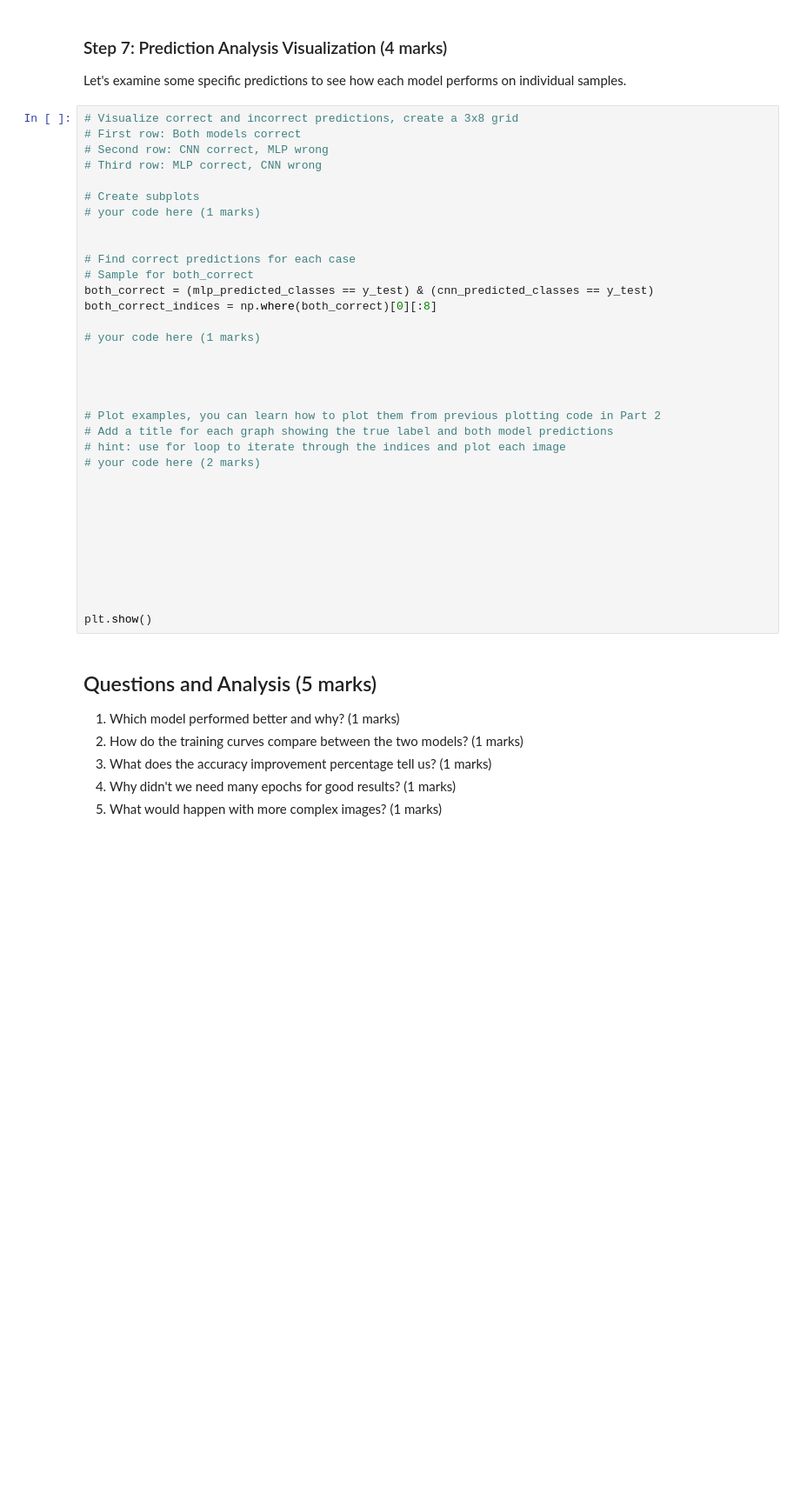
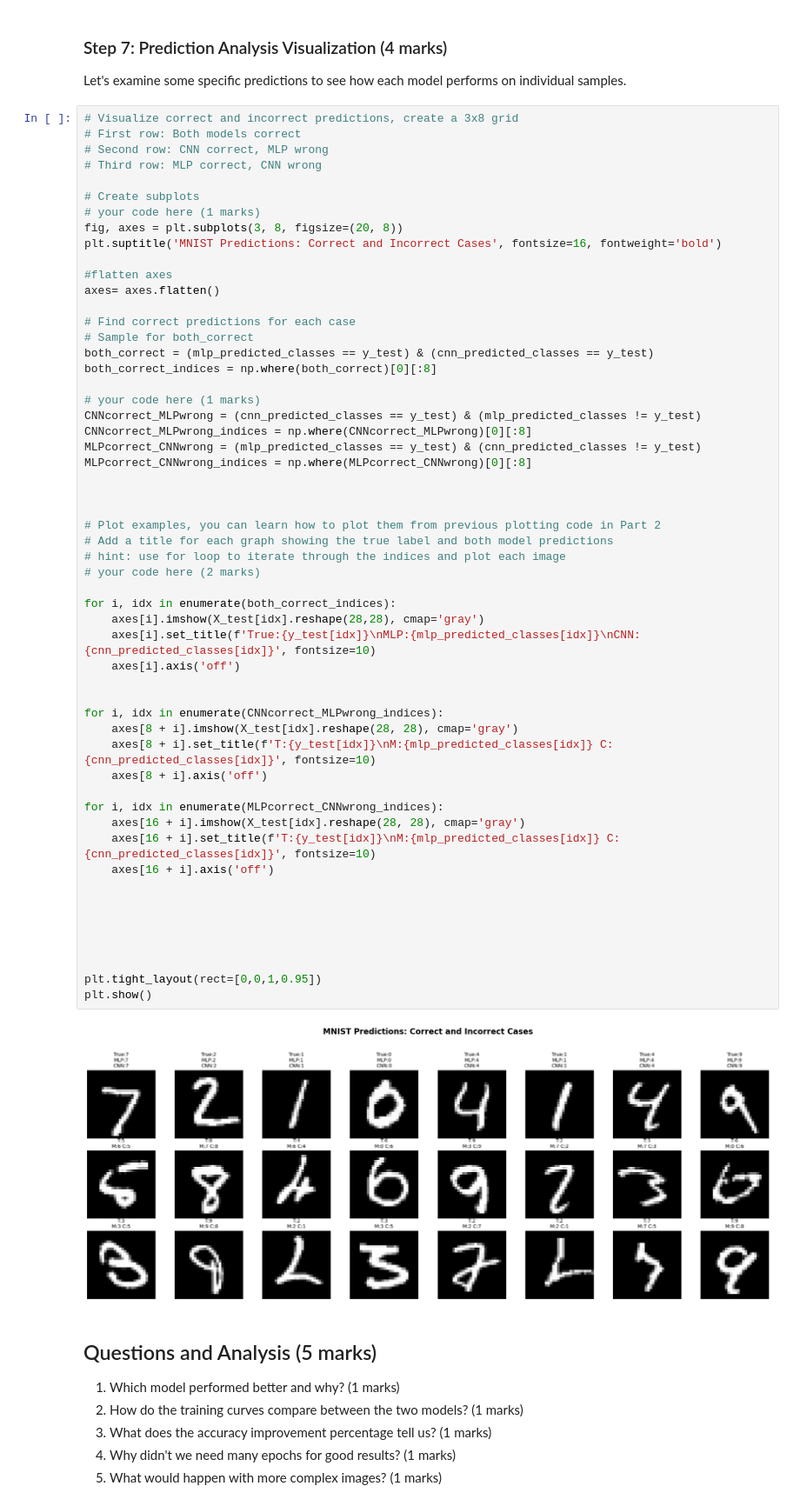
Before and after one commit to caydincleland/ENGG680_2025_Fall_group8Fork, a Jupyter notebook: assignment2/Assignment2_Upload.ipynb, the cells around one changed output. Shown at 87% size. Cells and saved outputs as stored; diff of their text form; blank space fills up the shorter version.

```diff
--- a/assignment2/Assignment2_Upload.ipynb
+++ b/assignment2/Assignment2_Upload.ipynb
@@ -1520,36 +1597,59 @@ Let's examine some specific predictions to see how each model performs on indivi
 # Visualize correct and incorrect predictions, create a 3x8 grid
 # First row: Both models correct
 # Second row: CNN correct, MLP wrong
 # Third row: MLP correct, CNN wrong
 
 # Create subplots
 # your code here (1 marks)
+fig, axes = plt.subplots(3, 8, figsize=(20, 8))
+plt.suptitle('MNIST Predictions: Correct and Incorrect Cases', fontsize=16, fontweight='bold')
 
+#flatten axes
+axes= axes.flatten()
 
 # Find correct predictions for each case
 # Sample for both_correct
 both_correct = (mlp_predicted_classes == y_test) & (cnn_predicted_classes == y_test)
 both_correct_indices = np.where(both_correct)[0][:8]
 
 # your code here (1 marks)
-
+CNNcorrect_MLPwrong = (cnn_predicted_classes == y_test) & (mlp_predicted_classes != y_test)
+CNNcorrect_MLPwrong_indices = np.where(CNNcorrect_MLPwrong)[0][:8]
+MLPcorrect_CNNwrong = (mlp_predicted_classes == y_test) & (cnn_predicted_classes != y_test)
+MLPcorrect_CNNwrong_indices = np.where(MLPcorrect_CNNwrong)[0][:8]
 
 
 
 # Plot examples, you can learn how to plot them from previous plotting code in Part 2
 # Add a title for each graph showing the true label and both model predictions
 # hint: use for loop to iterate through the indices and plot each image
 # your code here (2 marks)
 
+for i, idx in enumerate(both_correct_indices):
+    axes[i].imshow(X_test[idx].reshape(28,28), cmap='gray')
+    axes[i].set_title(f'True:{y_test[idx]}\nMLP:{mlp_predicted_classes[idx]}\nCNN:{cnn_predicted_classes[idx]}', fontsize=10)
+    axes[i].axis('off')
+
+
+for i, idx in enumerate(CNNcorrect_MLPwrong_indices):
+    axes[8 + i].imshow(X_test[idx].reshape(28, 28), cmap='gray')
+    axes[8 + i].set_title(f'T:{y_test[idx]}\nM:{mlp_predicted_classes[idx]} C:{cnn_predicted_classes[idx]}', fontsize=10)
+    axes[8 + i].axis('off')
+
+for i, idx in enumerate(MLPcorrect_CNNwrong_indices):
+    axes[16 + i].imshow(X_test[idx].reshape(28, 28), cmap='gray')
+    axes[16 + i].set_title(f'T:{y_test[idx]}\nM:{mlp_predicted_classes[idx]} C:{cnn_predicted_classes[idx]}', fontsize=10)
+    axes[16 + i].axis('off')
 
 
 
 
 
 
-
-
+plt.tight_layout(rect=[0,0,1,0.95])
 plt.show()
+# %% [output]
+[figure, added]
 # %% [markdown]
 ## Questions and Analysis (5 marks)
 
```
Also changed, not shown: parts of 15 cells of this notebook.
